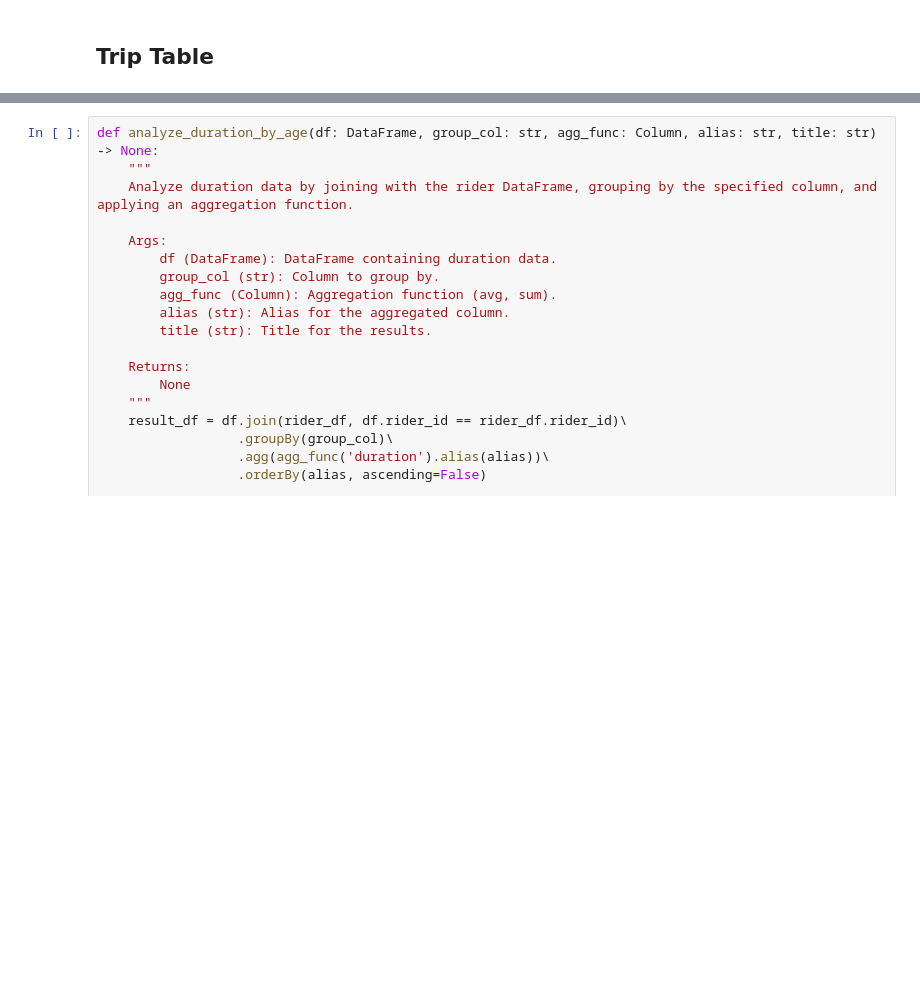
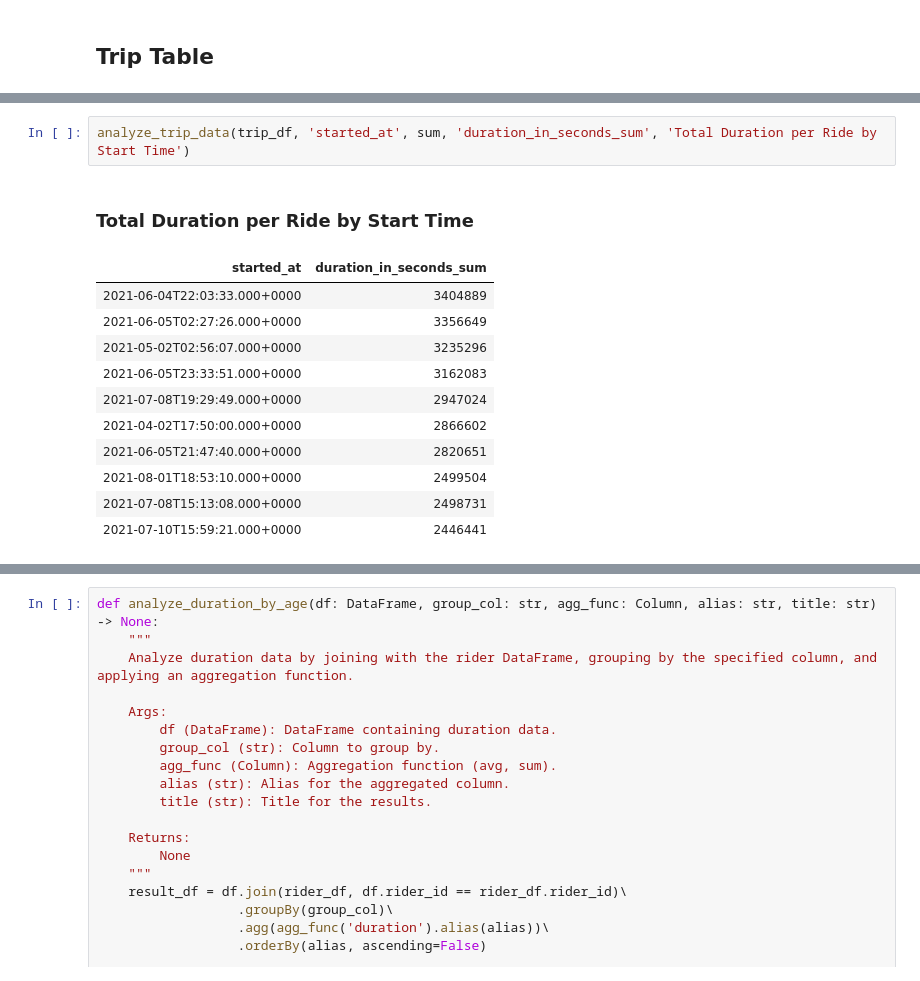
Before and after one commit to IsmaelDawuda/building_an_azure_data_lake_for_bikeshare_data_analytics, a Jupyter notebook: adls_bikeshare_project_IsmaelDawuda.ipynb, the cells around one changed output, grey strips where cells are left out. Saved outputs shown, nothing was run; the diff lists cells and outputs as text; blank space fills up the shorter version.

```diff
--- a/adls_bikeshare_project_IsmaelDawuda.ipynb
+++ b/adls_bikeshare_project_IsmaelDawuda.ipynb
@@ -340 +372,16 @@ payment_df, trip_df, rider_df, station_df, trip_date_df, payment_date_df = [spar
+# %%
+analyze_trip_data(trip_df, 'started_at', sum, 'duration_in_seconds_sum', 'Total Duration per Ride by Start Time')
+# %% [output]
+Total Duration per Ride by Start Time
+| started_at | duration_in_seconds_sum |
+| 2021-06-04T22:03:33.000+0000 | 3404889 |
+| 2021-06-05T02:27:26.000+0000 | 3356649 |
+| 2021-05-02T02:56:07.000+0000 | 3235296 |
+| 2021-06-05T23:33:51.000+0000 | 3162083 |
+| 2021-07-08T19:29:49.000+0000 | 2947024 |
+| 2021-04-02T17:50:00.000+0000 | 2866602 |
+| 2021-06-05T21:47:40.000+0000 | 2820651 |
+| 2021-08-01T18:53:10.000+0000 | 2499504 |
+| 2021-07-08T15:13:08.000+0000 | 2498731 |
+| 2021-07-10T15:59:21.000+0000 | 2446441 |
 # %%
```
Also changed, not shown: parts of 7 cells of this notebook.
